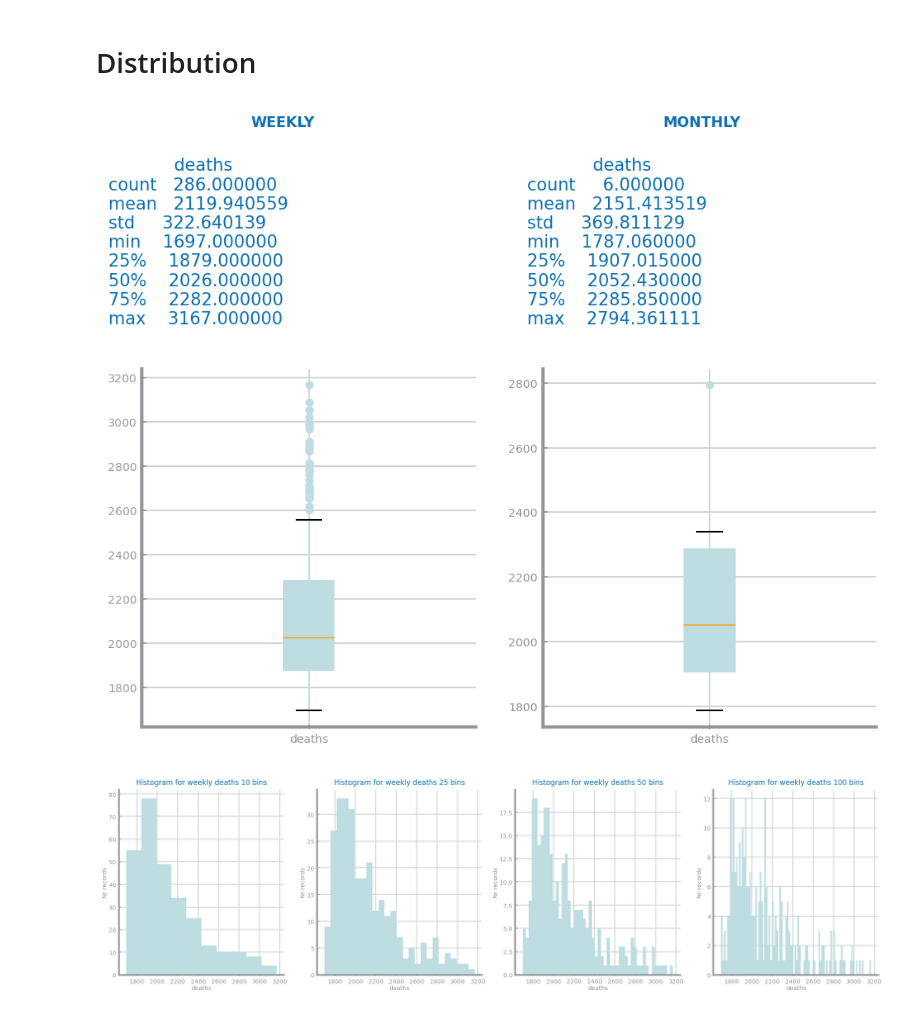
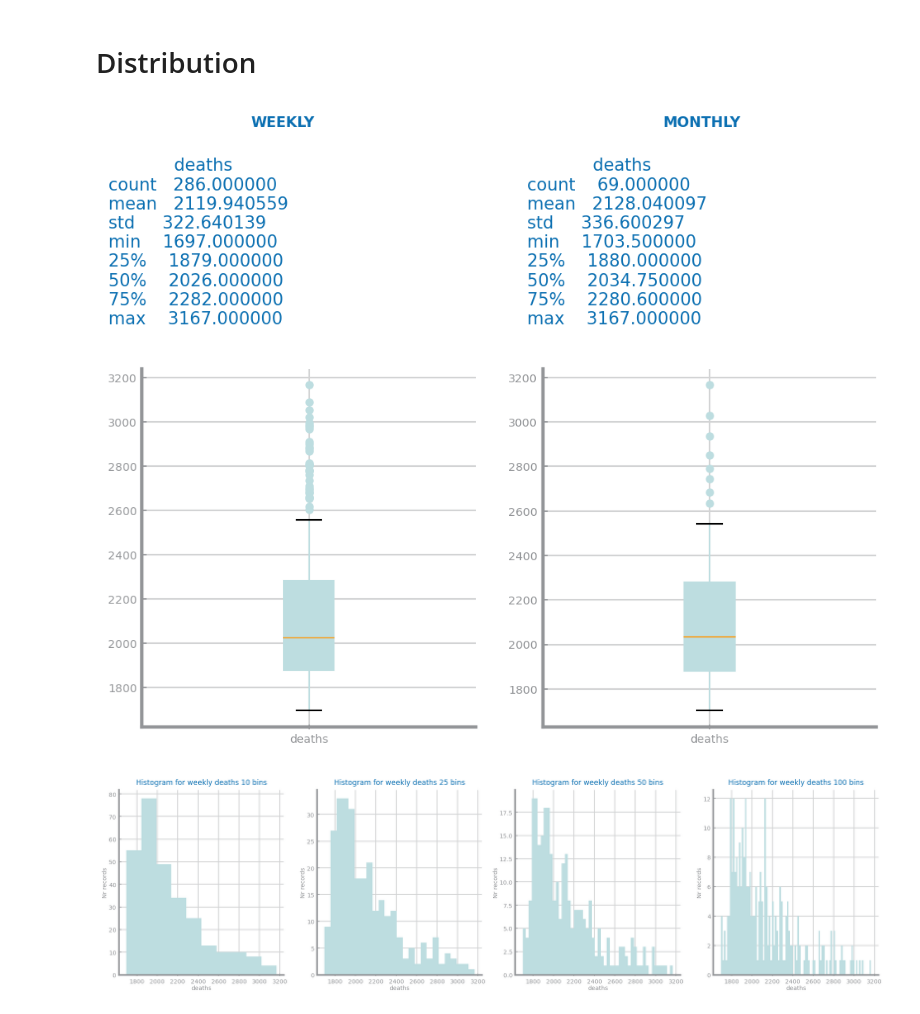
Before and after one commit to VivaRafael/CD, a Jupyter notebook: lab9_10/Profilling-DEATHS.ipynb, the cells around one changed output. Cells and saved outputs as stored; diff of their text form; code cells hidden in the pictures.

```diff
--- a/lab9_10/Profilling-DEATHS.ipynb
+++ b/lab9_10/Profilling-DEATHS.ipynb
@@ -70,26 +70,26 @@ plt.show()
 # %%
 index = data.index.to_period('M')
 monthly_df = data.copy().groupby(index).mean()
 monthly_df['timestamp'] = index.drop_duplicates().to_timestamp()
 monthly_df.set_index('timestamp', drop=True, inplace=True)
 _, axs = plt.subplots(1, 2, figsize=(2*ts.HEIGHT, ts.HEIGHT/2))
 axs[0].grid(False)
 axs[0].set_axis_off()
 axs[0].set_title('WEEKLY', fontweight="bold")
 axs[0].text(0, 0, str(data.describe()))
 axs[1].grid(False)
 axs[1].set_axis_off()
 axs[1].set_title('MONTHLY', fontweight="bold")
-axs[1].text(0, 0, str(week_df.describe()))
+axs[1].text(0, 0, str(monthly_df.describe()))
 plt.show()
 
 _, axs = plt.subplots(1, 2, figsize=(2*ts.HEIGHT, ts.HEIGHT))
 data.boxplot(ax=axs[0])
-week_df.boxplot(ax=axs[1])
+monthly_df.boxplot(ax=axs[1])
 plt.show()
 # %% [output]
-[figure, old version]
+[figure, new version]
-[figure, old version]
+[figure, new version]
 # %%
 bins = (10, 25, 50, 100)
 _, axs = plt.subplots(1, len(bins), figsize=(len(bins)*ts.HEIGHT, ts.HEIGHT))
```
Also changed, not shown: 2 other files.
